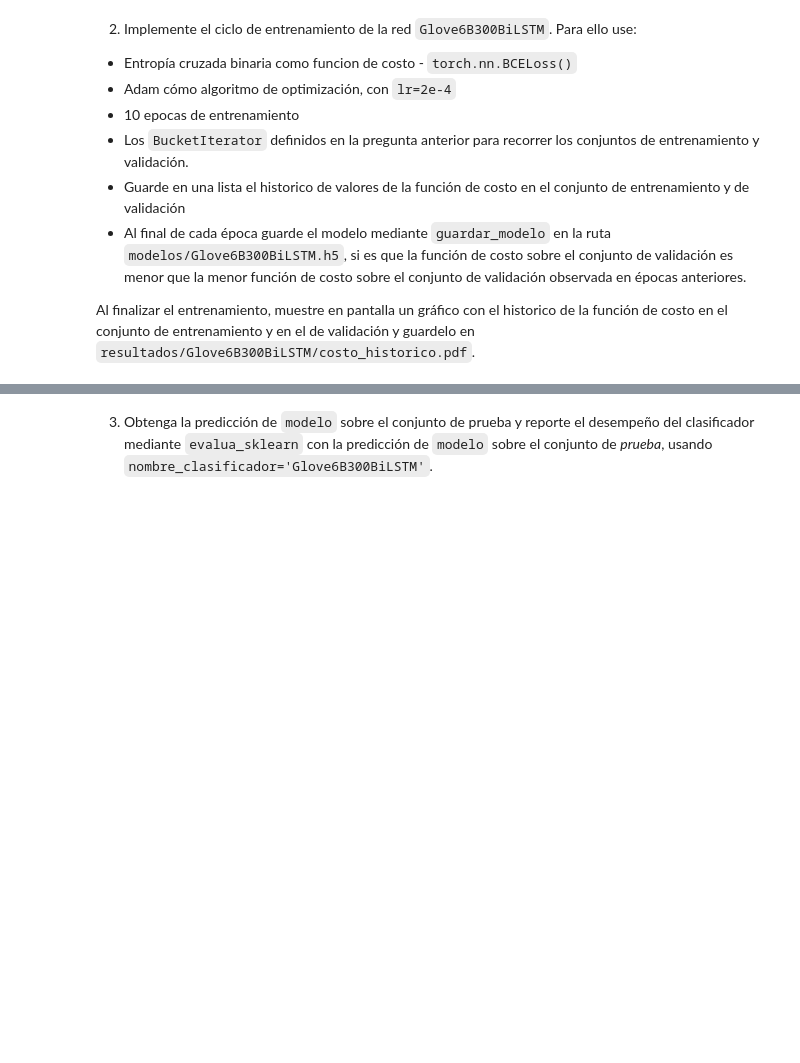
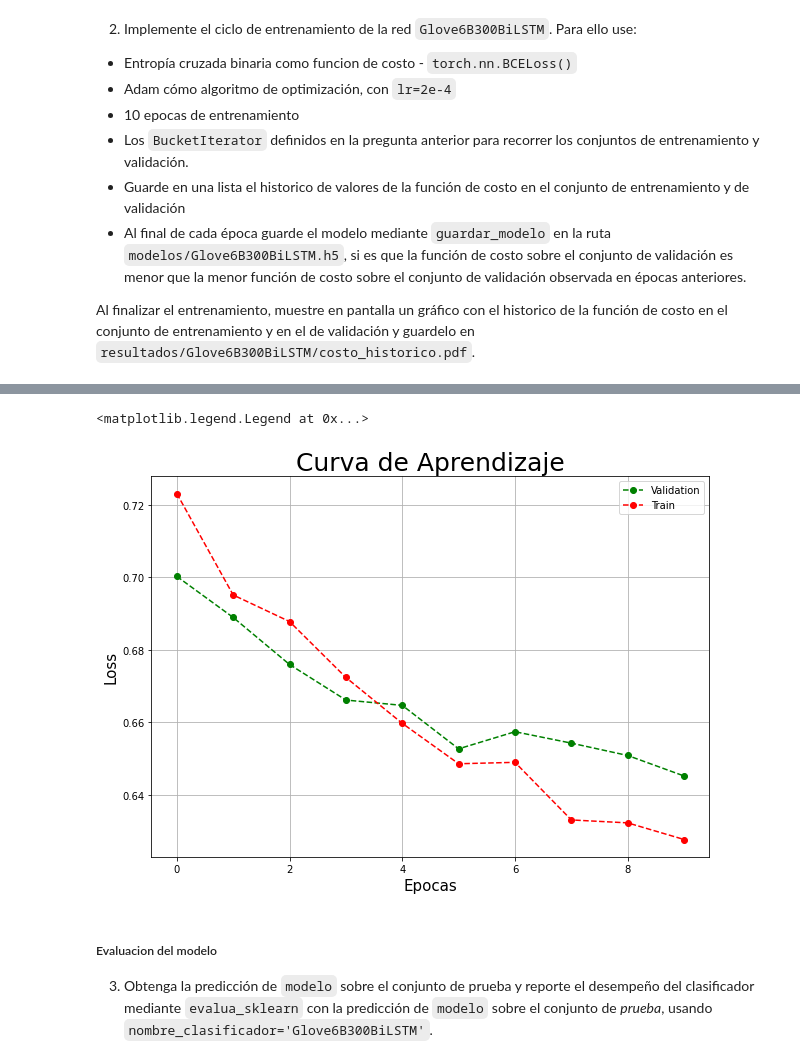
Before and after one commit to Diego-II/Ejercicio3-NLP, a Jupyter notebook: e3 procesamiento de texto y redes LSTM.ipynb, the cells around one changed output, grey strips where cells are left out. Drawn from its saved outputs; the diff is of its cells as text; code cells hidden in the pictures; blank space fills up the shorter version.

```diff
--- a/e3 procesamiento de texto y redes LSTM.ipynb
+++ b/e3 procesamiento de texto y redes LSTM.ipynb
@@ -562,7 +710,7 @@ Mediante la clase ` torchtext.data.BucketIterator`, es posible iterar sobre inst
 device=device, sort=True, sort_within_batch=True`.
 # %%
 train_iter, val_iter, test_iter = BucketIterator.splits(
-    (train_td, val_td, test_td), batch_sizes=(16, 256, 256),
+    (train_td, val_td, test_td), batch_size = 32,
     sort_key=lambda x: len(x.pro_X),
     device=device, sort=True, sort_within_batch=True)
 # %%
@@ -672,6 +828,6 @@ Al finalizar el entrenamiento, muestre en pantalla un gráfico con el historico
 model = Glove6B300BiLSTM(128, documento_fd).to(device)
 loss_func = nn.BCELoss()
 optimizer = optim.Adam(model.parameters(), lr=2e-4)
-epochs = 3
+epochs = 10
 #para medir tiempo de entrenamiento:
 import time
@@ -766,12 +833,0 @@ train_model(model = model, loss_func = loss_func, opt = optimizer, num_epochs =
-# %%
-import time
-start_time = time.time()
-
-costo_entrenamiento = []
-costo_validacion = []
-
-# Training
-model.train()
-for epoch in range(epochs):
-  for batch in train_iter:
-    print(1)
@@ -777,0 +906,4 @@ for epoch in range(epochs):
+# %%
+n_seqs, n_steps = 128, 128/2
+ld, model = train(model, optimizer,loss_func, epochs=epochs, n_seqs=n_seqs,
+          n_steps=n_steps, lr=0.001, cuda=True, print_every=50)
@@ -778,2 +933,25 @@ for epoch in range(epochs):
+# %%
+import matplotlib.pyplot as plt
+
+fig, ax = plt.subplots(figsize=[10, 7])
+ax.grid()
+
+epcs = ld['epoch']
+ax.plot(epcs, ld['val_mean'][::1],
+              'o--',
+              color="g",
+              label="Validation")
+ax.plot(epcs, ld['train_mean'][::1],
+              'o--',
+              color="r",
+              label="Train")
+ax.set_title('Curva de Aprendizaje', fontsize=25)
+ax.set_xlabel('Epocas', fontsize=15)
+ax.set_ylabel('Loss', fontsize=15)
+ax.legend()
+# %% [output]
+<matplotlib.legend.Legend at 0x...>
+[figure, added]
 # %% [markdown]
+##### Evaluacion del modelo
 3. Obtenga la predicción de `modelo` sobre el conjunto de prueba y reporte el desempeño del clasificador mediante `evalua_sklearn` con la predicción de `modelo` sobre el conjunto de *prueba*, usando `nombre_clasificador='Glove6B300BiLSTM'`.
```
Also changed, not shown: parts of 30 cells of this notebook, 3 other files.
